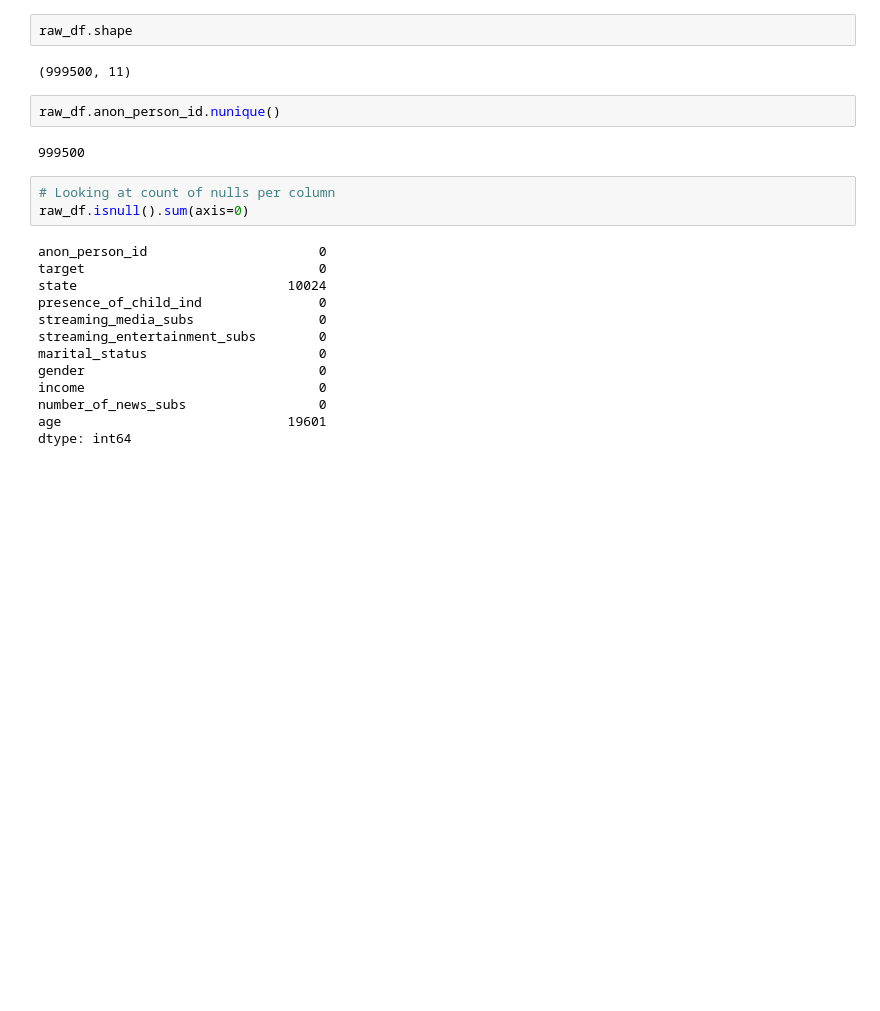
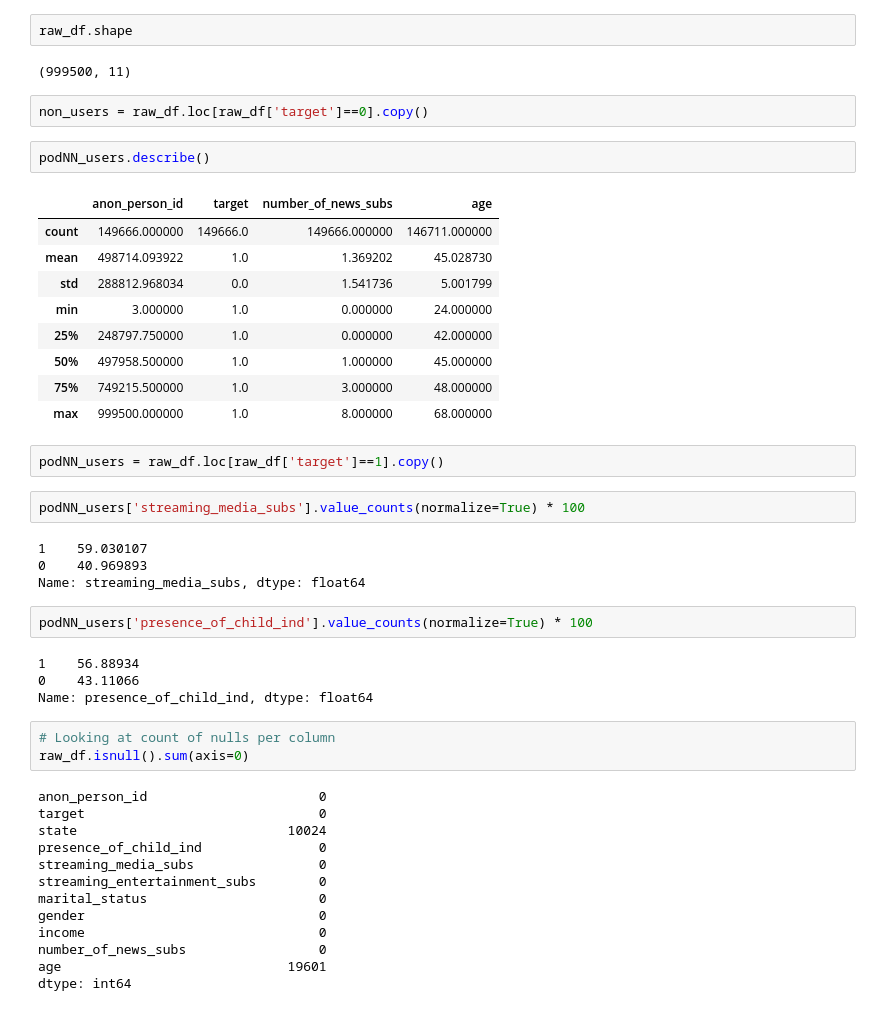
Before and after one commit to jlmeo/dataIntelligence_exercise, a Jupyter notebook: part2_ML/notebooks/Data_EDA_Model_Prototype.ipynb, the cells around one changed output. Drawn from its saved outputs; the diff is of its cells as text; blank space fills up the shorter version.

```diff
--- a/part2_ML/notebooks/Data_EDA_Model_Prototype.ipynb
+++ b/part2_ML/notebooks/Data_EDA_Model_Prototype.ipynb
@@ -46,10 +42,34 @@ raw_df.drop_duplicates(inplace=True)
 raw_df.shape
 # %% [output]
 (999500, 11)
-# %%
-raw_df.anon_person_id.nunique()
-# %% [output]
-999500
+# %%
+non_users = raw_df.loc[raw_df['target']==0].copy()
+# %%
+podNN_users.describe()
+# %% [output]
+|  | anon_person_id | target | number_of_news_subs | age |
+| count | 149666.000000 | 149666.0 | 149666.000000 | 146711.000000 |
+| mean | 498714.093922 | 1.0 | 1.369202 | 45.028730 |
+| std | 288812.968034 | 0.0 | 1.541736 | 5.001799 |
+| min | 3.000000 | 1.0 | 0.000000 | 24.000000 |
+| 25% | 248797.750000 | 1.0 | 0.000000 | 42.000000 |
+| 50% | 497958.500000 | 1.0 | 1.000000 | 45.000000 |
+| 75% | 749215.500000 | 1.0 | 3.000000 | 48.000000 |
+| max | 999500.000000 | 1.0 | 8.000000 | 68.000000 |
+# %%
+podNN_users = raw_df.loc[raw_df['target']==1].copy()
+# %%
+podNN_users['streaming_media_subs'].value_counts(normalize=True) * 100
+# %% [output]
+1    59.030107
+0    40.969893
+Name: streaming_media_subs, dtype: float64
+# %%
+podNN_users['presence_of_child_ind'].value_counts(normalize=True) * 100
+# %% [output]
+1    56.88934
+0    43.11066
+Name: presence_of_child_ind, dtype: float64
 # %%
 # Looking at count of nulls per column
 raw_df.isnull().sum(axis=0)
```
Also changed, not shown: parts of 3 cells of this notebook.
